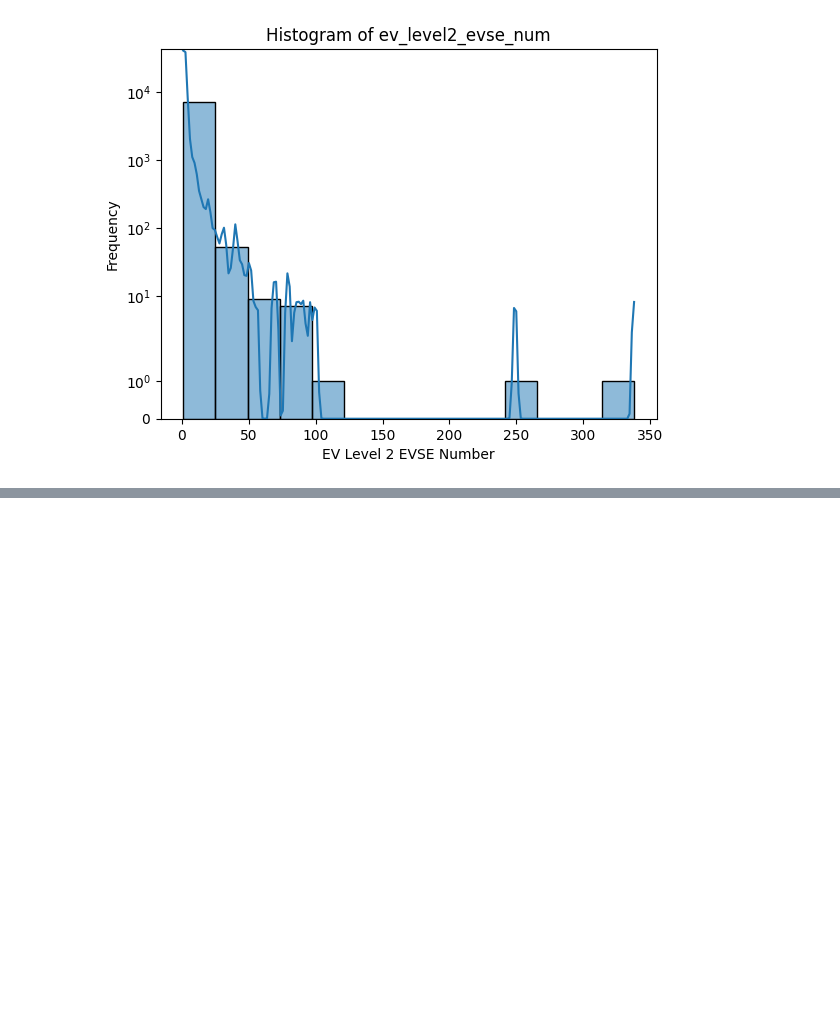
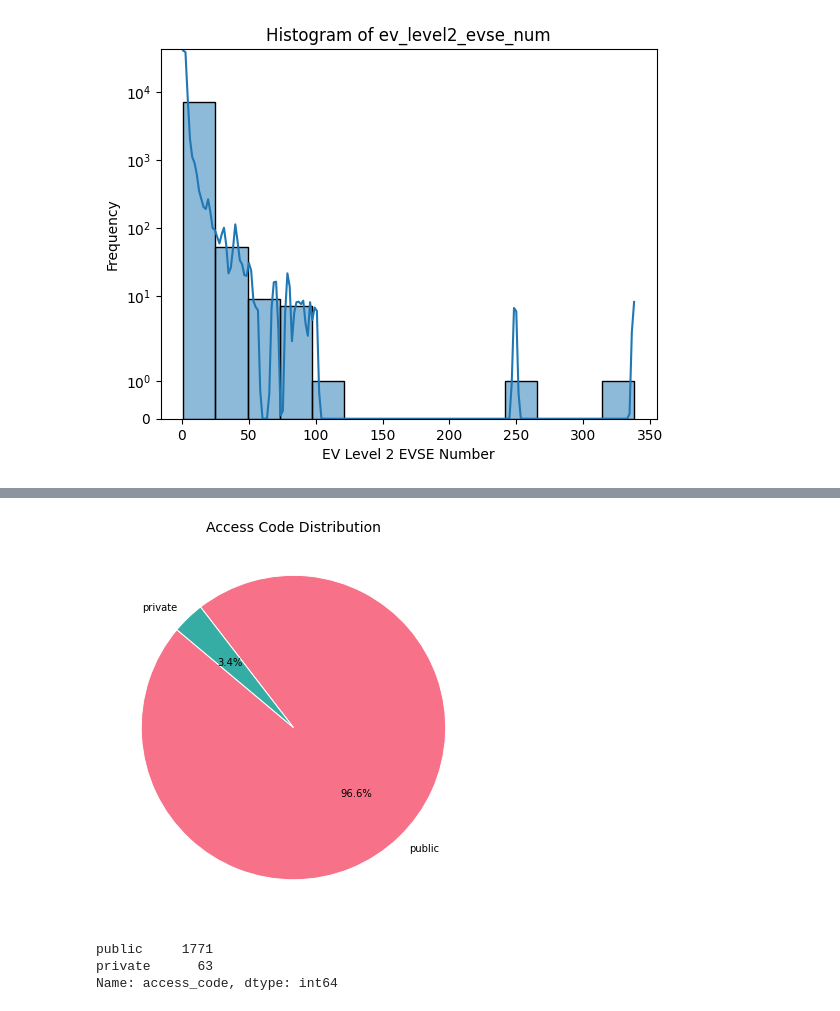
Before and after one commit to Damarispaul/Ev_Stations, a Jupyter notebook: EV Charging (3).ipynb, the cells around one changed output, grey strips where cells are left out. Cells and saved outputs as stored; diff of their text form; code cells hidden in the pictures; blank space fills up the shorter version.

```diff
--- a/EV Charging (3).ipynb
+++ b/EV Charging (3).ipynb
@@ -863,3 +863,13 @@ Index(['station_name', 'latitude', 'longitude', 'city', 'state', 'access_code',
 Ev_df2["ev_network"].value_counts()
 # %% [output]
 [figure]
+# %%
+# Clean the ev_network column (remove extra spaces, unify "Non-Network" with "Non-Networked")
+Ev_df2["ev_network"] = Ev_df2["ev_network"].str.strip()
+
+# Perform frequency encoding
+freq_encoding = Ev_df2["ev_network"].value_counts().to_dict()
+Ev_df2["ev_network_encoded"] = Ev_df2["ev_network"].map(freq_encoding)
+
+pd.set_option('display.max_columns', None)
+Ev_df2.head(2)
@@ -865,0 +944,16 @@ Ev_df2["ev_network"].value_counts()
+# %%
+# Distribution of Access code
+data = Ev_df2['access_code'].value_counts()
+colors = sns.color_palette("husl", len(data))
+plt.figure(figsize=(7,7))
+plt.pie(data, labels=data.index, autopct='%1.1f%%', colors=colors, startangle=140, wedgeprops={'edgecolor': 'white'})
+plt.title("Access Code Distribution", fontsize=14)
+plt.show()
+# %% [output]
+[figure, added]
+# %%
+Ev_df2['access_code'].value_counts()
+# %% [output]
+public     1771
+private      63
+Name: access_code, dtype: int64
```
Also changed, not shown: parts of 91 cells of this notebook.
